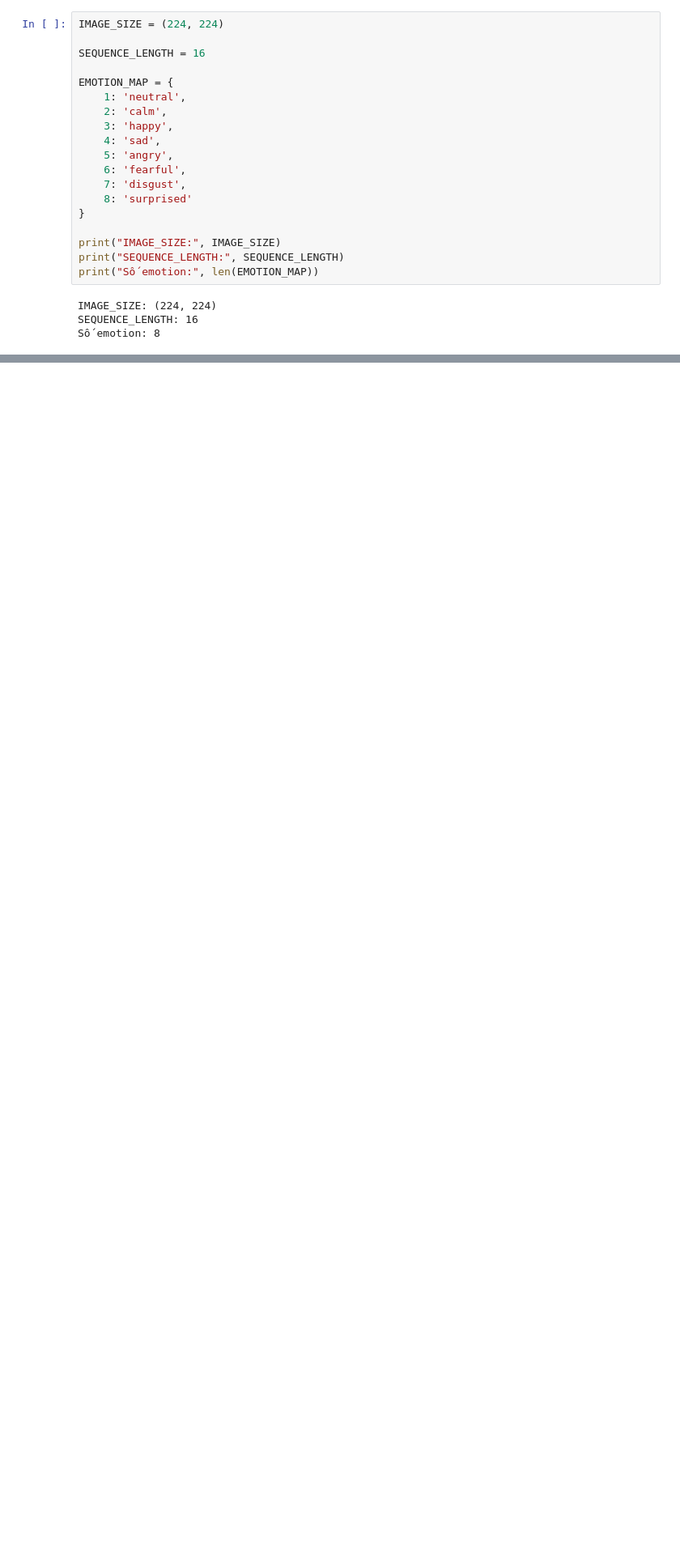
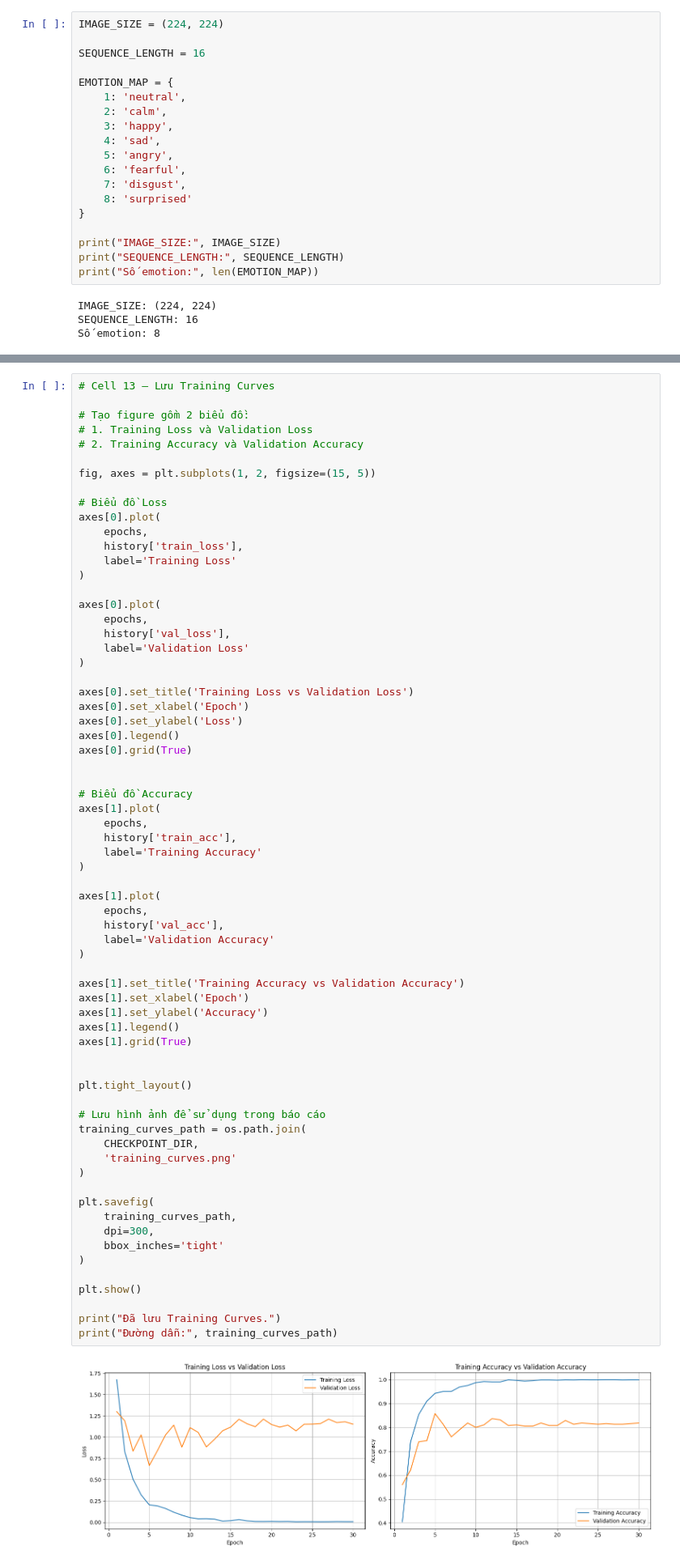
Before and after one commit to Wuanzz/FER-Video-Emotion-Recognition, a Jupyter notebook: model_evaluation.ipynb, the cells around one changed output, grey strips where cells are left out. Shown at 81% size. Cells and saved outputs as stored; diff of their text form; blank space fills up the shorter version.

```diff
--- a/model_evaluation.ipynb
+++ b/model_evaluation.ipynb
@@ -100,0 +646,69 @@ Số emotion: 8
+# %%
+# Cell 13 — Lưu Training Curves
+
+# Tạo figure gồm 2 biểu đồ:
+# 1. Training Loss và Validation Loss
+# 2. Training Accuracy và Validation Accuracy
+
+fig, axes = plt.subplots(1, 2, figsize=(15, 5))
+
+# Biểu đồ Loss
+axes[0].plot(
+    epochs,
+    history['train_loss'],
+    label='Training Loss'
+)
+
+axes[0].plot(
+    epochs,
+    history['val_loss'],
+    label='Validation Loss'
+)
+
+axes[0].set_title('Training Loss vs Validation Loss')
+axes[0].set_xlabel('Epoch')
+axes[0].set_ylabel('Loss')
+axes[0].legend()
+axes[0].grid(True)
+
+
+# Biểu đồ Accuracy
+axes[1].plot(
+    epochs,
+    history['train_acc'],
+    label='Training Accuracy'
+)
+
+axes[1].plot(
+    epochs,
+    history['val_acc'],
+    label='Validation Accuracy'
+)
+
+axes[1].set_title('Training Accuracy vs Validation Accuracy')
+axes[1].set_xlabel('Epoch')
+axes[1].set_ylabel('Accuracy')
+axes[1].legend()
+axes[1].grid(True)
+
+
+plt.tight_layout()
+
+# Lưu hình ảnh để sử dụng trong báo cáo
+training_curves_path = os.path.join(
+    CHECKPOINT_DIR,
+    'training_curves.png'
+)
+
+plt.savefig(
+    training_curves_path,
+    dpi=300,
+    bbox_inches='tight'
+)
+
+plt.show()
+
+print("Đã lưu Training Curves.")
+print("Đường dẫn:", training_curves_path)
+# %% [output]
+[figure, added]
```
Also changed, not shown: parts of 45 cells of this notebook.
